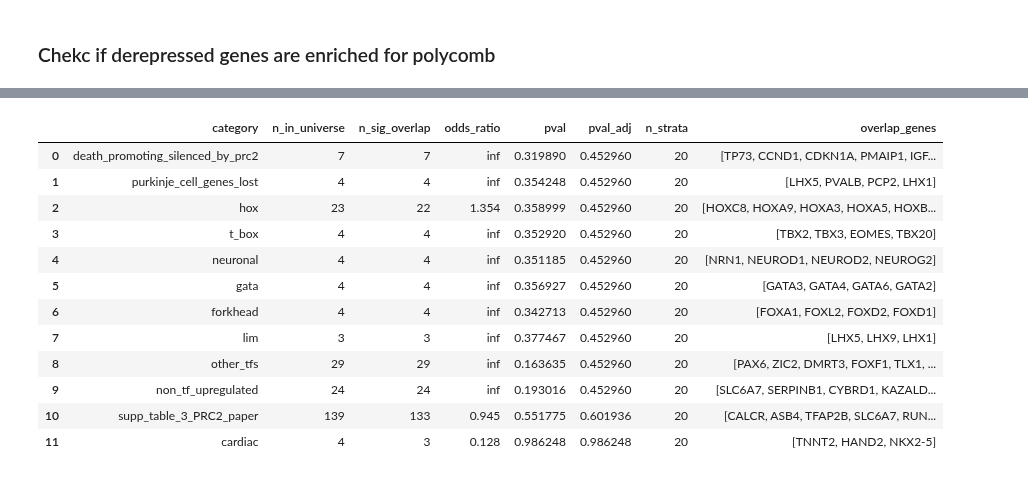
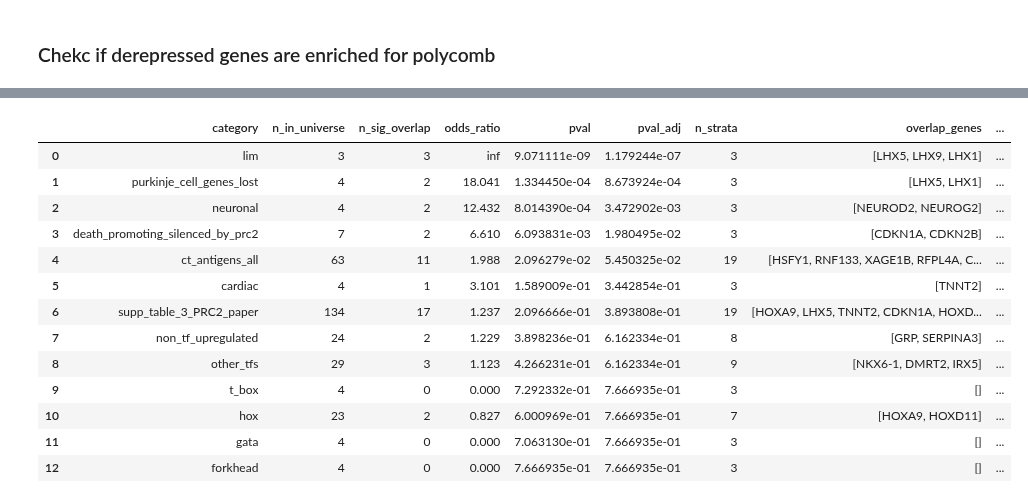
Before and after one commit to 8gabri8/XDP, a Jupyter notebook: script/NucSeq/de-repression/derepression_XDP_v2.ipynb, the cells around one changed output, grey strips where cells are left out. Saved outputs shown, nothing was run; the diff lists cells and outputs as text; code cells hidden in the pictures.

```diff
--- a/script/NucSeq/de-repression/derepression_XDP_v2.ipynb
+++ b/script/NucSeq/de-repression/derepression_XDP_v2.ipynb
@@ -33,6 +30,6 @@ The autoreload extension is already loaded. To reload it, use:
 # %%
 SAMPLE_VARIABLE  = "donor_id"
-AGE              = "age_of_death"
+AGE              = "age"
 ZONE_COL         = "zone"
 LIBRARY_SIZE_COL = "total_counts"
 CONDITION        = "condition"
@@ -126,7 +123,7 @@ plt.show()
 ### Remove useless genes
 # %%
 # remove bad genes
-BAD_PREFIXES = ("MT-", "MTRNR", "RPL", "RPS", "HBB", "HBA", "HBG", "HBD", "HBE", "HBZ")
+BAD_PREFIXES = ("MT-", "MTRNR", "RPL", "RPS", "HBB", "HBA", "HBG", "HBD", "HBE", "HBZ", "ENSG")
 def filter_bad_genes(adata):
     keep = [not any(g.upper().startswith(p) for p in BAD_PREFIXES) for g in adata.var_names]
     return adata[:, keep].copy()
@@ -373,12 +404,13 @@ def find_derepressed_genes(sample_df, dr_df, k_df, age_col, glm_cov_cols, thr_dr
     # lowly expressed in young we are already running test only on those
     G_glm = res_df[(res_df["pval_adj"] < fdr_alpha) & (res_df["beta_age"] > 0)]
 
-    G_sep = sep_df   # all separated genes are derepressed by definition — DR=0 in Y, DR>0 in O
     G_sep = sep_df[sep_df["mean_dr_O"] > 0.01]   # must be expressed in at least 1% of Old cells on average
 
     G = pd.concat([G_glm, G_sep], ignore_index=True)
 
     G = G[G["log2FC_DR"] > 0.5]    # at least ... increase in DR
+    G = G[G["beta_age"] < 100]   # reasonable upper bound
+
 
     full_results = pd.concat([res_df, sep_df], ignore_index=True)
     full_results["overall_detect"] = (full_results["mean_dr_Y"] + full_results["mean_dr_O"]) / 2
@@ -390,8 +422,5 @@ THR_DR = 0.1
 GLM_COV_COLS = ["sex", "PC1", "PC2", "PC3", "PC4", "PC5", "meanLogUMI", "meanLogUMI2", "log_n_cells"]
 gene_derepressed, full_results = find_derepressed_genes(sample_df, dr_df, k_df, AGE, GLM_COV_COLS, THR_DR, 0.05)
 display(gene_derepressed)
-
-G = gene_derepressed["gene"].tolist()
-print(f"{len(G)} derepressed genes found")
 # %% [output]
 ['TSPAN6', 'TNMD', 'FGR', 'CFH', 'HS3ST1', 'AOC1', 'WNT16', 'TMEM176A', 'CYP26B1', 'TFPI', 'PLXND1', 'CD38', 'HSPB6', 'PDK4', 'SLC22A16', 'ZMYND10', 'ABCB5', 'SLC4A1', 'CALCR', 'PRSS22', 'HOXA11', 'ME ...
@@ -760,57 +1025,88 @@ prc2_genes = {
 # %%
 import derepression_functions as drf
 
-# adapt full_results to the column names polycomb_enrichment_cmh expects
 cmh_input = full_results.copy()
-
-# CMH uses "perm_padj" — rename from "pval_adj"
-cmh_input["perm_padj"] = cmh_input["pval_adj"].fillna(0.0)
-# NaN pval_adj = separated genes (DR=0 in Y, DR>0 in O) → guaranteed significant → set to 0
-
-# CMH stratifies by expression level to avoid deeply-silenced genes dominating
+cmh_input["perm_padj"] = np.where(
+    (cmh_input["pval_adj"].fillna(0) < 0.05) &
+    (cmh_input["beta_age"] > 0) &
+    (cmh_input["log2FC_DR"] > 0.5),
+    cmh_input["pval_adj"].fillna(0),
+    1.0,
+)
 cmh_input["overall_detect"] = (cmh_input["mean_dr_Y"] + cmh_input["mean_dr_O"]) / 2
 
-# run CMH per prc2 category
+universe_genes = set(cmh_input["gene"])
+
 cmh_results = []
 for category, gene_list in prc2_genes.items():
-    n_in_universe = len(set(gene_list) & set(cmh_input["gene"]))
+    gene_list_filtered = [g for g in gene_list if g[
+        'POU4F2', 'TWIST1', 'ALDH1A2', 'IRX5', 'CALCR', 'CDKN2A', 'SKOR1', 'PITX2',
+        'HOXC8', 'WT1', 'SFMBT2', 'POU4F1', 'TAL1', 'PNMT', 'DSP', 'CDHR1', 'SPP1',
+        'HOXD8', 'NKX6-1', 'HOXC4', 'RIPK4', 'LECT1', 'PYGL', 'DMRT3', 'TFAP2C',
+        'FST', 'GPR101', 'RUNX3', 'ONECUT2', 'BARX1', 'AMN', 'TMEM30B', 'IRX3',
+        'CCND1', 'IRX2', 'S100A10', 'FAM196B', 'LGALS3', 'SIX6', 'TBX2', 'CD44',
+        'ASB4', 'SCARF2', 'VGLL2', 'BNC2', 'LYPD1', 'GATA3', 'OTOF', 'HOXD10',
+        'HOXA9', 'HOXC10', 'SLC6A5', 'LBX1', 'HOXA5', 'TBX20', 'HAND2', 'HOXD9',
+        'HOXB7', 'HOXB8', 'MNX1', 'DMRTA2', 'FOXF1', 'SIM2', 'GATA6', 'SIX2',
+        'LUM', 'GATA2', 'PMAIP1', 'HOXA10', 'BHLHE22', 'FOXD1', 'PITX1', 'PAX1',
+        'HMX1', 'TBX3', 'FOXA1', 'EBF3', 'HOXB13', 'EN1', 'HOXD13', 'LHX5',
+        'HOXA7', 'HOXC5', 'NEUROD1', 'TFAP2A', 'HOXB5', 'SHOX2', 'TFAP2B',
+        'NEUROD2', 'TLX1', 'TNNT2', 'SULT1A1', 'VAX2', 'HOXD11', 'CDKN1A',
+        'NEUROG2', 'EOMES', 'PLIN4', 'TPBG', 'SSTR3', 'DLK1', 'PRDM8', 'HOXA4',
+        'NRN1', 'VSX2', 'GFI1', 'ADCYAP1', 'LHX1', 'NKX3-1', 'LHX9', 'ZIC2',
+        'MATN2', 'HOXB3', 'KRT1', 'IGFBP3', 'FBN1', 'OVGP1', 'CDKN2B', 'HOXB2',
+        'HEYL', 'GSTA3', 'NKX2-5', 'TSHZ2', 'FOXD2', 'ALDOC', 'HMGCS2', 'DLX4',
+        'SIX1', 'GRP', 'COL23A1', 'CIRBP', 'HOXB6', 'LMX1B', 'CBX4', 'RPRM',
+        'PAX3', 'MFSD4', 'GPR50', 'SFRP2', 'ISLR', 'ASB5', 'MYCL1', 'SDC1',
+        'GATA4', 'BEND5', 'FXYD7', 'FOXL2', 'ONECUT1', 'DAB1', 'ZFAND4', 'RPP25',
+        'CLDN3', 'SLC6A7', 'COLEC11', 'S100A8', 'COL6A2', 'CYBRD1', 'MMD',
+        'GNA13', 'ALX1', 'NTF3', 'GRHL1', 'HOXA3', 'FHOD3', 'GREB1L', 'PAMR1',
+        'CPA6', 'DMRT2', 'CPNE6', 'BID', 'C1QTNF1', 'KAZALD1', 'HOXD3', 'SLCO4A1',
+        'S100A9', 'MYO5B', 'ANXA1', 'ACY3', 'SH2B2',
+    ] in universe_genes]
+    n_in_universe = len(gene_list_filtered)
     if n_in_universe < 3:
         continue
 
+    n_bins = max(3, min(20, n_in_universe // 3))
+
     res = drf.polycomb_enrichment_cmh(
         results_df     = cmh_input,
-        polycomb_genes = gene_list,
+        polycomb_genes = gene_list_filtered,
         fdr_alpha      = 0.05,
-        n_bins         = 20,
+        n_bins         = n_bins,
     )
 
     cmh_results.append({
         "category"     : category,
         "n_in_universe": n_in_universe,
         "n_sig_overlap": res["overlap"],
         "odds_ratio"   : round(res["odds_ratio"], 3) if res["odds_ratio"] is not None else np.nan,
         "pval"         : res["pval"],
-        "n_strata"     : res["n_strata"],   # <2 → fell back to plain Fisher
+        "n_strata"     : res["n_strata"],
         "overlap_genes": res["overlap_genes"],
     })
 
 cmh_df = pd.DataFrame(cmh_results)
 _, cmh_df["pval_adj"], _, _ = multipletests(cmh_df["pval"], method="fdr_bh")
 cmh_df = cmh_df.sort_values("pval_adj").reset_index(drop=True)
 
+cmh_df["significant"] = cmh_df["pval_adj"] < 0.05
+
 display(cmh_df[["category", "n_in_universe", "n_sig_overlap",
-                "odds_ratio", "pval", "pval_adj", "n_strata", "overlap_genes"]])
+                "odds_ratio", "pval", "pval_adj", "n_strata", "overlap_genes", "significant"]])
 # %% [output]
-|  | category | n_in_universe | n_sig_overlap | odds_ratio | pval | pval_adj | n_strata | overlap_genes |
-| 0 | death_promoting_silenced_by_prc2 | 7 | 7 | inf | 0.319890 | 0.452960 | 20 | [TP73, CCND1, CDKN1A, PMAIP1, IGF... |
-| 1 | purkinje_cell_genes_lost | 4 | 4 | inf | 0.354248 | 0.452960 | 20 | [LHX5, PVALB, PCP2, LHX1] |
-| 2 | hox | 23 | 22 | 1.354 | 0.358999 | 0.452960 | 20 | [HOXC8, HOXA9, HOXA3, HOXA5, HOXB... |
-| 3 | t_box | 4 | 4 | inf | 0.352920 | 0.452960 | 20 | [TBX2, TBX3, EOMES, TBX20] |
-| 4 | neuronal | 4 | 4 | inf | 0.351185 | 0.452960 | 20 | [NRN1, NEUROD1, NEUROD2, NEUROG2] |
-| 5 | gata | 4 | 4 | inf | 0.356927 | 0.452960 | 20 | [GATA3, GATA4, GATA6, GATA2] |
-| 6 | forkhead | 4 | 4 | inf | 0.342713 | 0.452960 | 20 | [FOXA1, FOXL2, FOXD2, FOXD1] |
-| 7 | lim | 3 | 3 | inf | 0.377467 | 0.452960 | 20 | [LHX5, LHX9, LHX1] |
-| 8 | other_tfs | 29 | 29 | inf | 0.163635 | 0.452960 | 20 | [PAX6, ZIC2, DMRT3, FOXF1, TLX1, ... |
-| 9 | non_tf_upregulated | 24 | 24 | inf | 0.193016 | 0.452960 | 20 | [SLC6A7, SERPINB1, CYBRD1, KAZALD... |
-| 10 | supp_table_3_PRC2_paper | 139 | 133 | 0.945 | 0.551775 | 0.601936 | 20 | [CALCR, ASB4, TFAP2B, SLC6A7, RUN... |
-| 11 | cardiac | 4 | 3 | 0.128 | 0.986248 | 0.986248 | 20 | [TNNT2, HAND2, NKX2-5] |
+|  | category | n_in_universe | n_sig_overlap | odds_ratio | pval | pval_adj | n_strata | overlap_genes | ... |
+| 0 | lim | 3 | 3 | inf | 9.071111e-09 | 1.179244e-07 | 3 | [LHX5, LHX9, LHX1] | ... |
+| 1 | purkinje_cell_genes_lost | 4 | 2 | 18.041 | 1.334450e-04 | 8.673924e-04 | 3 | [LHX5, LHX1] | ... |
+| 2 | neuronal | 4 | 2 | 12.432 | 8.014390e-04 | 3.472902e-03 | 3 | [NEUROD2, NEUROG2] | ... |
+| 3 | death_promoting_silenced_by_prc2 | 7 | 2 | 6.610 | 6.093831e-03 | 1.980495e-02 | 3 | [CDKN1A, CDKN2B] | ... |
+| 4 | ct_antigens_all | 63 | 11 | 1.988 | 2.096279e-02 | 5.450325e-02 | 19 | [HSFY1, RNF133, XAGE1B, RFPL4A, C... | ... |
+| 5 | cardiac | 4 | 1 | 3.101 | 1.589009e-01 | 3.442854e-01 | 3 | [TNNT2] | ... |
+| 6 | supp_table_3_PRC2_paper | 134 | 17 | 1.237 | 2.096666e-01 | 3.893808e-01 | 19 | [HOXA9, LHX5, TNNT2, CDKN1A, HOXD... | ... |
+| 7 | non_tf_upregulated | 24 | 2 | 1.229 | 3.898236e-01 | 6.162334e-01 | 8 | [GRP, SERPINA3] | ... |
+| 8 | other_tfs | 29 | 3 | 1.123 | 4.266231e-01 | 6.162334e-01 | 9 | [NKX6-1, DMRT2, IRX5] | ... |
+| 9 | t_box | 4 | 0 | 0.000 | 7.292332e-01 | 7.666935e-01 | 3 | [] | ... |
+| 10 | hox | 23 | 2 | 0.827 | 6.000969e-01 | 7.666935e-01 | 7 | [HOXA9, HOXD11] | ... |
+| 11 | gata | 4 | 0 | 0.000 | 7.063130e-01 | 7.666935e-01 | 3 | [] | ... |
+| 12 | forkhead | 4 | 0 | 0.000 | 7.666935e-01 | 7.666935e-01 | 3 | [] | ... |
```
Also changed, not shown: parts of 24 cells of this notebook, 32 other files.
